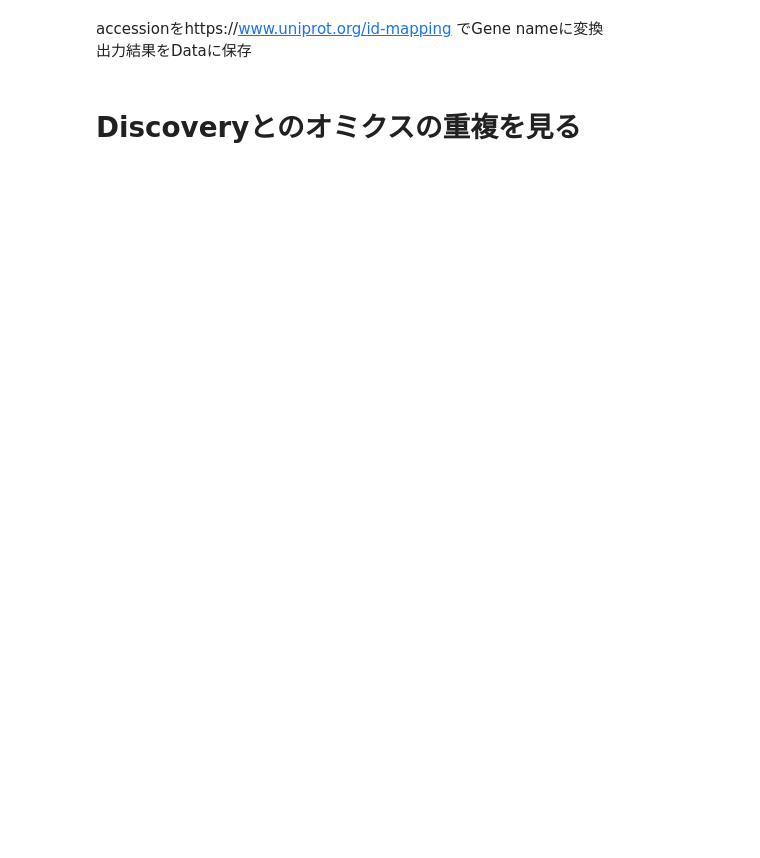
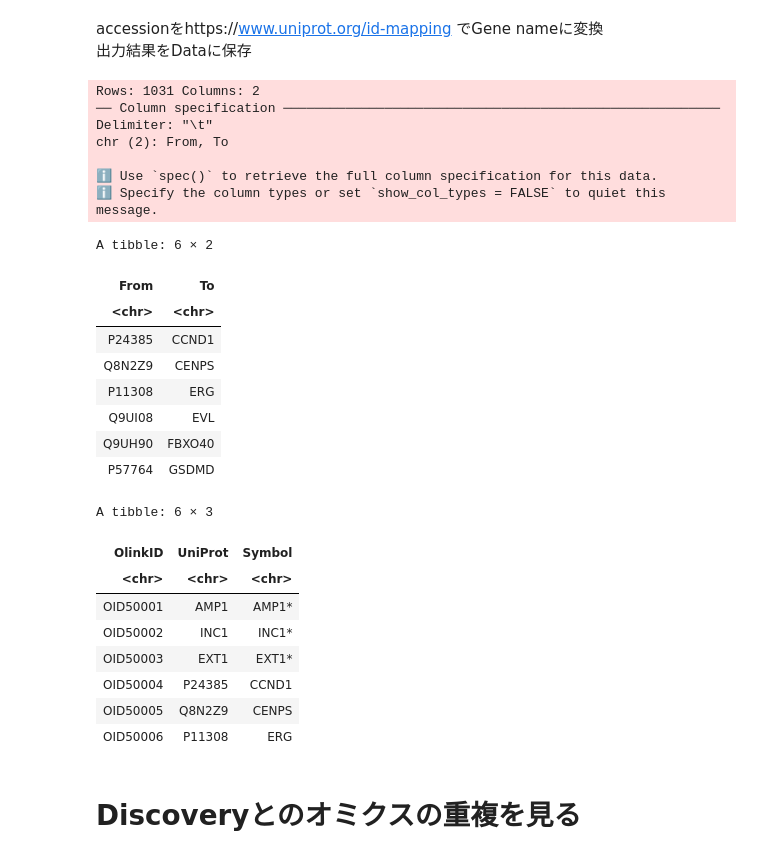
Before and after one commit to ken5watanabe-lab/FY2026-Laboratory-Research, a Jupyter notebook: YukaTorii/Proteomics_valildation398_Aichi/01A-preprocessing.ipynb, the cells around one changed output. Drawn from its saved outputs; the diff is of its cells as text; code cells hidden in the pictures; blank space fills up the shorter version.

```diff
--- a/YukaTorii/Proteomics_valildation398_Aichi/01A-preprocessing.ipynb
+++ b/YukaTorii/Proteomics_valildation398_Aichi/01A-preprocessing.ipynb
@@ -447,22 +514,45 @@ writeLines(as.character(OID_Uni_map$UniProt), "./ExportData/uniprot_ids.txt")
 accessionをhttps://www.uniprot.org/id-mapping でGene nameに変換
 出力結果をDataに保存
 # %%
-fileDir <- "../"
-fileName <- "OlinkReveal.csv"
-
-temp <- read_delim(str_c(fileDir, fileName), delim = ";")
+#PancreasProject/Aichi_Proteomics/Data/idmapping_2026_07_17.tsv.gz
+temp <- read_tsv("./Data/idmapping_2026_07_17.tsv.gz")
 head(temp)
 # Left join and handle missing values
-temp2<- temp %>%
-  rename(
-    Symbol = Gene,
-    UniProt = `UniProt ID`
-  ) %>%
-  left_join(OID_Uni_map, by = "UniProt")
+temp2 <- OID_Uni_map %>%
+  left_join(temp, by = c("UniProt" = "From")) %>%
+  mutate(Symbol = if_else(is.na(To), paste0(UniProt, "*"), To)) %>%
+  select(-To)
+
 # Preview result
 head(temp2)
 val_map <- temp2
 write.csv(val_map, file = "Data/map_OID_Uni_Sym.csv", row.names = TRUE)
+# %% [output]
+Rows: 1031 Columns: 2
+── Column specification ────────────────────────────────────────────────────────
+Delimiter: "\t"
+chr (2): From, To
+
+ℹ Use `spec()` to retrieve the full column specification for this data.
+ℹ Specify the column types or set `show_col_types = FALSE` to quiet this message.
+A tibble: 6 × 2
+| From | To |
+| <chr> | <chr> |
+| P24385 | CCND1 |
+| Q8N2Z9 | CENPS |
+| P11308 | ERG |
+| Q9UI08 | EVL |
+| Q9UH90 | FBXO40 |
+| P57764 | GSDMD |
+A tibble: 6 × 3
+| OlinkID | UniProt | Symbol |
+| <chr> | <chr> | <chr> |
+| OID50001 | AMP1 | AMP1* |
+| OID50002 | INC1 | INC1* |
+| OID50003 | EXT1 | EXT1* |
+| OID50004 | P24385 | CCND1 |
+| OID50005 | Q8N2Z9 | CENPS |
+| OID50006 | P11308 | ERG |
 # %% [markdown]
 # Discoveryとのオミクスの重複を見る
 # %%
```
Also changed, not shown: parts of 36 cells of this notebook, 9 other files.
